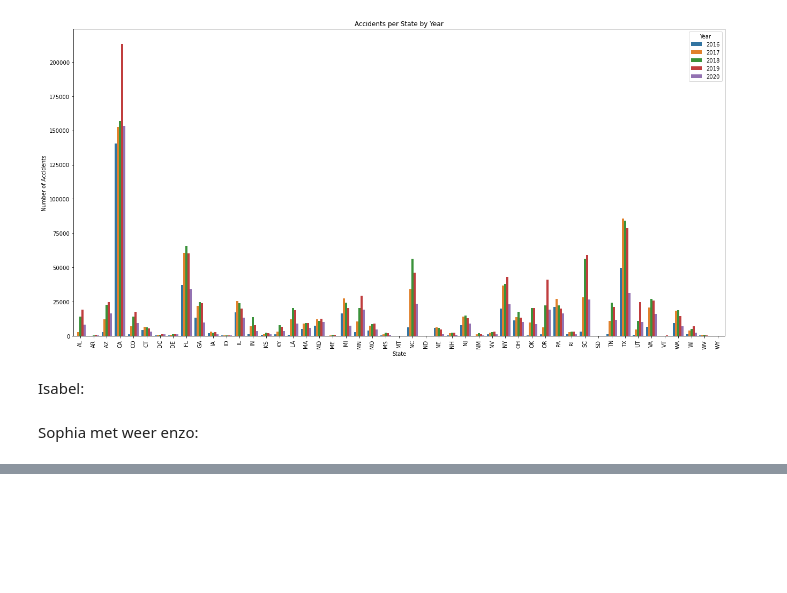
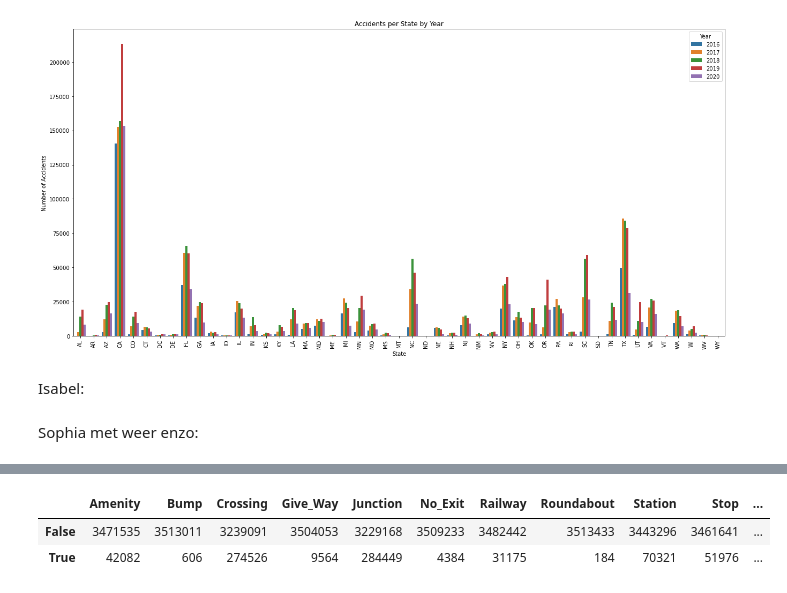
Before and after one commit to IsabelvanDam19/WT_Specialisatie, a Jupyter notebook: Beetje dingen enzo.ipynb, the cells around one changed output, grey strips where cells are left out. Cells and saved outputs as stored; diff of their text form; code cells hidden in the pictures; blank space fills up the shorter version.

```diff
--- a/Beetje dingen enzo.ipynb
+++ b/Beetje dingen enzo.ipynb
@@ -219,3 +273,9 @@ Name: count, dtype: int64
+# %%
+americabooleans_df.head()
+# %% [output]
+|  | Amenity | Bump | Crossing | Give_Way | Junction | No_Exit | Railway | Roundabout | Station | Stop | ... |
+| False | 3471535 | 3513011 | 3239091 | 3504053 | 3229168 | 3509233 | 3482442 | 3513433 | 3443296 | 3461641 | ... |
+| True | 42082 | 606 | 274526 | 9564 | 284449 | 4384 | 31175 | 184 | 70321 | 51976 | ... |
 # %%
 plt.figure(figsize=(16, 6))
 
```
Also changed, not shown: parts of 16 cells of this notebook.
